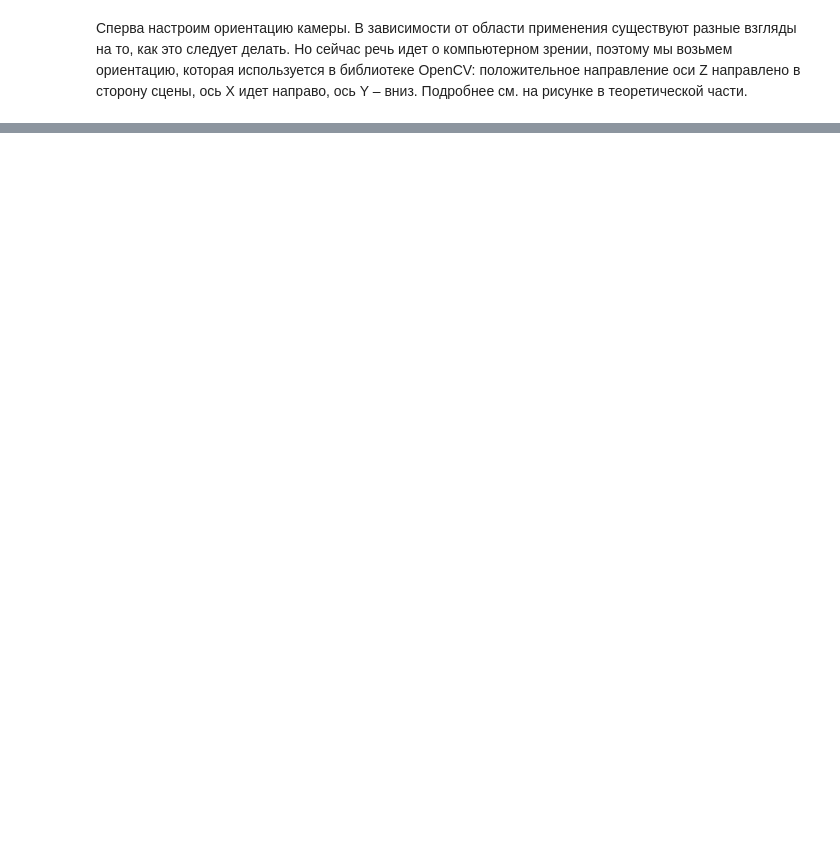
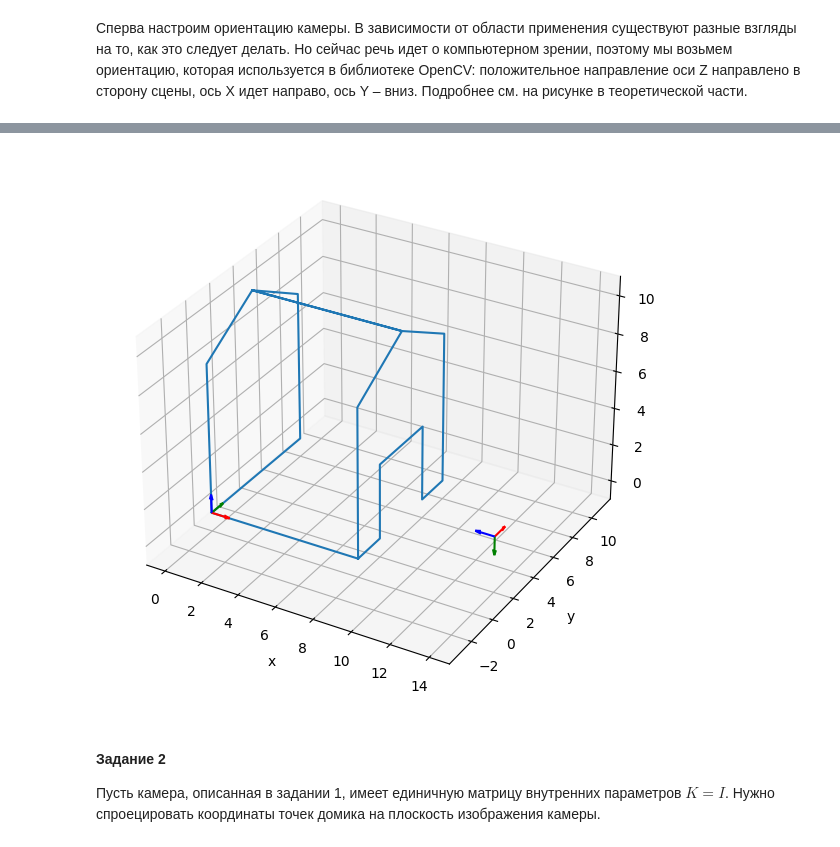
Before and after one commit to lazymanul/CV-math-vs-practice, a Jupyter notebook: cv_notes/2_camera_model.ipynb, the cells around one changed output, grey strips where cells are left out. Cells and saved outputs as stored; diff of their text form; code cells hidden in the pictures; blank space fills up the shorter version.

```diff
--- a/cv_notes/2_camera_model.ipynb
+++ b/cv_notes/2_camera_model.ipynb
@@ -127,0 +139,30 @@ plt.show()
+# %%
+# визуализация расположения камеры
+
+Ry = np.array([[0, 0,-1],
+               [0, 1, 0],
+               [1, 0, 0]])
+Rx = np.array([[1, 0, 0],
+               [0, 0, 1],
+               [0,-1, 0]])
+
+world_basis = se.Basis()
+cam_basis = se.Basis(origin=np.array([14,2,2]),
+                     basis=Rx @ Ry)
+camera = se.Camera(basis=cam_basis)
+
+x, y, z = models.house.T
+
+fig = plt.figure(figsize=(7,7))
+ax = fig.add_subplot(111, projection='3d')
+ax.plot(x, y, z)
+world_basis.draw(ax)
+camera.draw(ax)
+
+ax.set_aspect('equal')
+ax.set_xlabel('x')
+ax.set_ylabel('y')
+ax.set_zlabel('z')
+plt.show()
+# %% [output]
+[figure, added]
@@ -127,0 +171,4 @@ plt.show()
+# %% [markdown]
+#### Задание 2
+
+Пусть камера, описанная в задании 1, имеет единичную матрицу внутренних параметров $K = I$. Нужно спроецировать координаты точек домика на плоскость изображения камеры.
```
Also changed, not shown: parts of 14 cells of this notebook, 1 other file.
